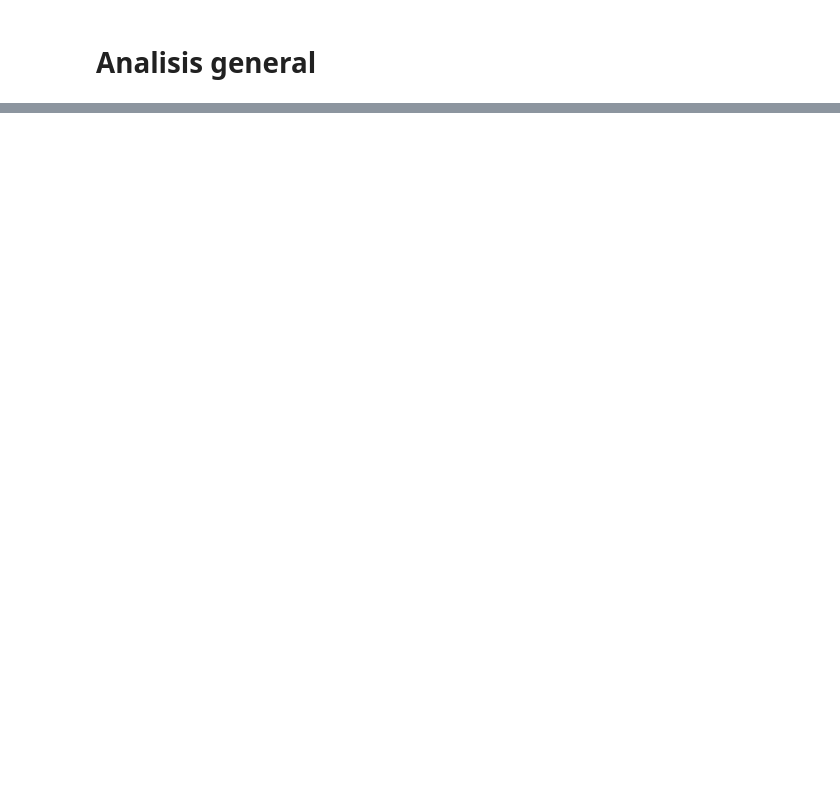
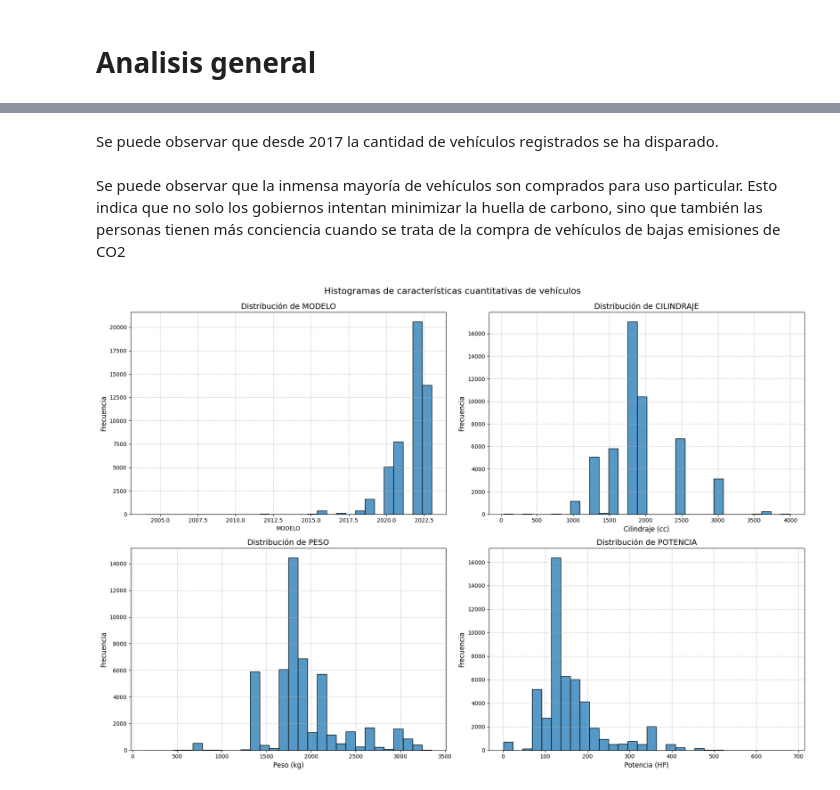
Before and after one commit to JuanRuizIng/electric_and_hybrid_vehicles_analysis, a Jupyter notebook: notebooks/eda_electric_vehicles.ipynb, the cells around one changed output, grey strips where cells are left out. Saved outputs shown, nothing was run; the diff lists cells and outputs as text; code cells hidden in the pictures; blank space fills up the shorter version.

```diff
--- a/notebooks/eda_electric_vehicles.ipynb
+++ b/notebooks/eda_electric_vehicles.ipynb
@@ -483,0 +555,40 @@ memory usage: 6.6+ MB
+# %% [markdown]
+Se puede observar que desde 2017 la cantidad de vehículos registrados se ha disparado.
+# %% [markdown]
+Se puede observar que la inmensa mayoría de vehículos son comprados para uso particular. Esto indica que no solo los gobiernos intentan minimizar la huella de carbono, sino que también las personas tienen más conciencia cuando se trata de la compra de vehículos de bajas emisiones de CO2
+# %%
+# Crear subplots para las variables cuantitativas relacionadas con características de vehículos
+fig, axes = plt.subplots(nrows=2, ncols=2, figsize=(18, 12))
+
+# Lista de variables cuantitativas a graficar
+quant_vars = ['MODELO', 'CILINDRAJE', 'PESO', 'POTENCIA']
+
+# Aplanar la matriz de axes para facilitar la iteración
+axes = axes.flatten()
+
+# Crear los histogramas
+for i, var in enumerate(quant_vars):
+    sns.histplot(df_filtered[var], kde=False, ax=axes[i], bins=30)
+    axes[i].set_title(f'Distribución de {var}', fontsize=14)
+    axes[i].grid(True, linestyle='--', alpha=0.7)
+
+    # Mejorar la apariencia para cada gráfico
+    if var == 'CILINDRAJE':
+        axes[i].set_xlabel('Cilindraje (cc)', fontsize=12)
+    elif var == 'PESO':
+        axes[i].set_xlabel('Peso (kg)', fontsize=12)
+    elif var == 'POTENCIA':
+        axes[i].set_xlabel('Potencia (HP)', fontsize=12)
+    elif var == 'EJES':
+        axes[i].set_xlabel('Número de ejes', fontsize=12)
+    else:
+        pass
+
+    axes[i].set_ylabel('Frecuencia', fontsize=12)
+
+# Ajustar el diseño
+plt.tight_layout()
+plt.suptitle('Histogramas de características cuantitativas de vehículos', fontsize=16, y=1.02)
+plt.show()
+# %% [output]
+[figure, added]
```
Also changed, not shown: parts of 26 cells of this notebook.
